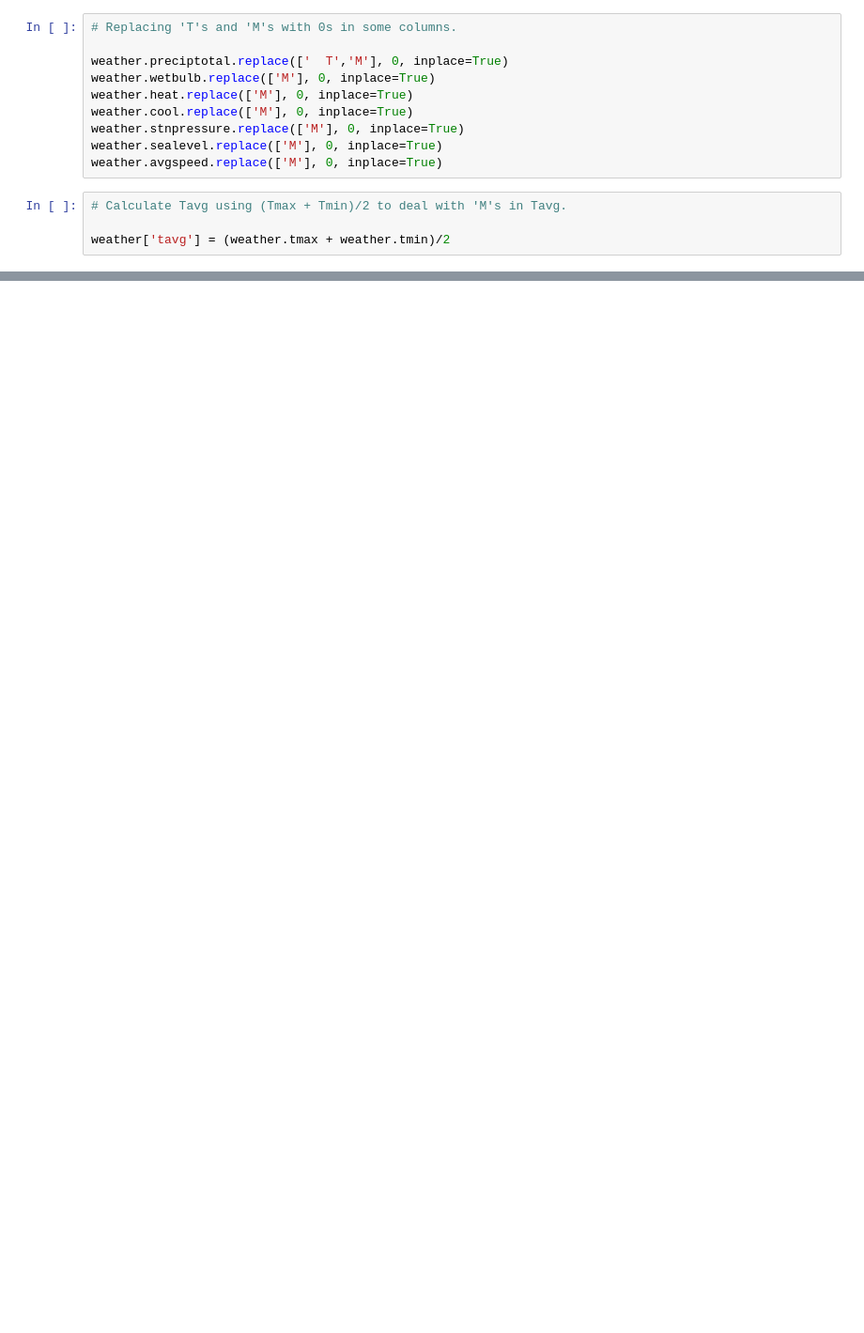
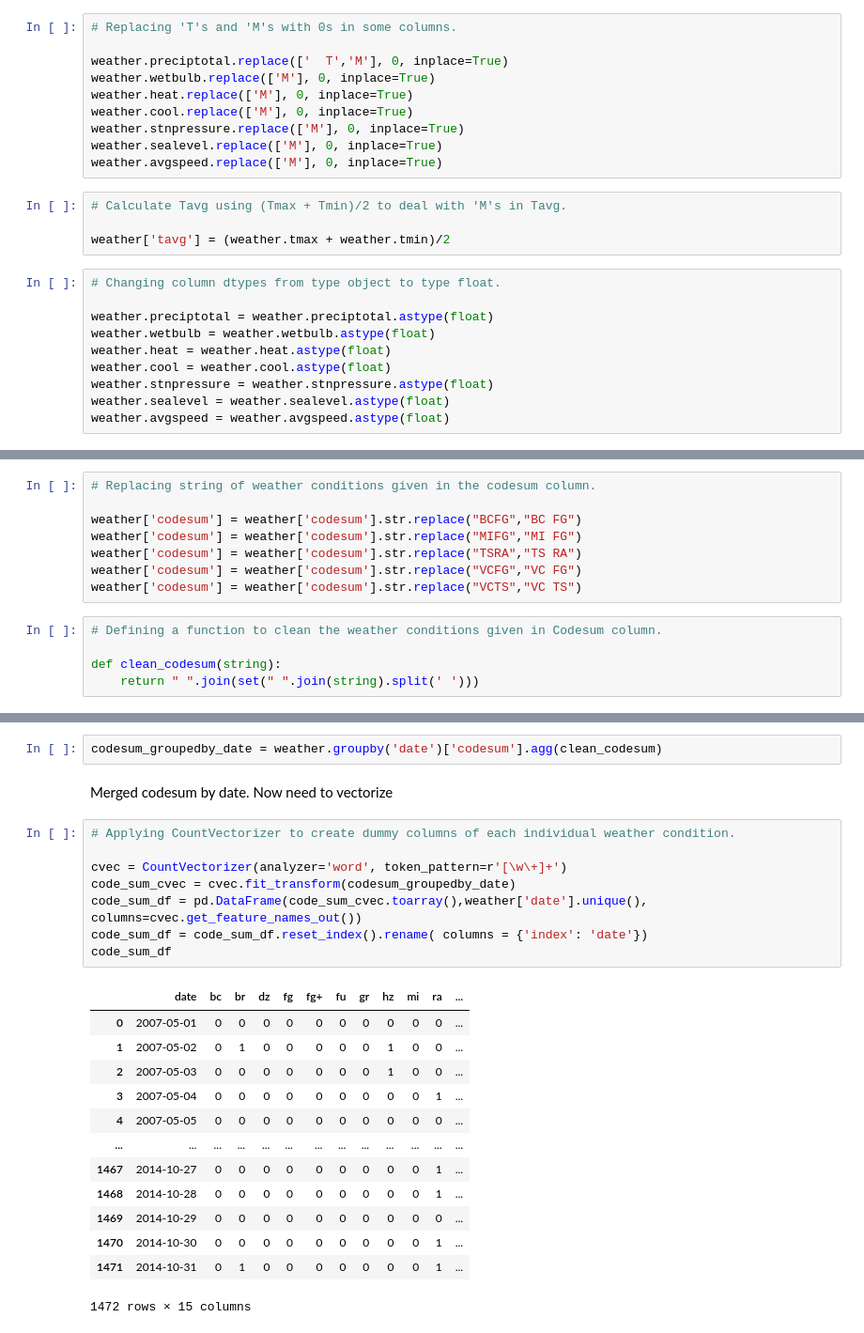
Before and after one commit to msamhz/GA-Project_4, a Jupyter notebook: code/EDA_Cleanup_Consolidate.ipynb, the cells around one changed output, grey strips where cells are left out. Shown at 94% size. Drawn from its saved outputs; the diff is of its cells as text; blank space fills up the shorter version.

```diff
--- a/code/EDA_Cleanup_Consolidate.ipynb
+++ b/code/EDA_Cleanup_Consolidate.ipynb
@@ -287,3 +280,13 @@ weather.avgspeed.replace(['M'], 0, inplace=True)
 # Calculate Tavg using (Tmax + Tmin)/2 to deal with 'M's in Tavg.
 
 weather['tavg'] = (weather.tmax + weather.tmin)/2
+# %%
+# Changing column dtypes from type object to type float.
+
+weather.preciptotal = weather.preciptotal.astype(float)
+weather.wetbulb = weather.wetbulb.astype(float)
+weather.heat = weather.heat.astype(float)
+weather.cool = weather.cool.astype(float)
+weather.stnpressure = weather.stnpressure.astype(float)
+weather.sealevel = weather.sealevel.astype(float)
+weather.avgspeed = weather.avgspeed.astype(float)
@@ -289,0 +435,13 @@ weather['tavg'] = (weather.tmax + weather.tmin)/2
+# %%
+# Replacing string of weather conditions given in the codesum column.
+
+weather['codesum'] = weather['codesum'].str.replace("BCFG","BC FG")
+weather['codesum'] = weather['codesum'].str.replace("MIFG","MI FG")
+weather['codesum'] = weather['codesum'].str.replace("TSRA","TS RA")
+weather['codesum'] = weather['codesum'].str.replace("VCFG","VC FG")
+weather['codesum'] = weather['codesum'].str.replace("VCTS","VC TS")
+# %%
+# Defining a function to clean the weather conditions given in Codesum column.
+
+def clean_codesum(string):
+    return " ".join(set(" ".join(string).split(' ')))
@@ -289,0 +464,26 @@ weather['tavg'] = (weather.tmax + weather.tmin)/2
+# %%
+codesum_groupedby_date = weather.groupby('date')['codesum'].agg(clean_codesum)
+# %% [markdown]
+Merged codesum by date. Now need to vectorize
+# %%
+# Applying CountVectorizer to create dummy columns of each individual weather condition.
+
+cvec = CountVectorizer(analyzer='word', token_pattern=r'[\w\+]+')
+code_sum_cvec = cvec.fit_transform(codesum_groupedby_date)
+code_sum_df = pd.DataFrame(code_sum_cvec.toarray(),weather['date'].unique(), columns=cvec.get_feature_names_out())
+code_sum_df = code_sum_df.reset_index().rename( columns = {'index': 'date'})
+code_sum_df
+# %% [output]
+|  | date | bc | br | dz | fg | fg+ | fu | gr | hz | mi | ra | ... |
+| 0 | 2007-05-01 | 0 | 0 | 0 | 0 | 0 | 0 | 0 | 0 | 0 | 0 | ... |
+| 1 | 2007-05-02 | 0 | 1 | 0 | 0 | 0 | 0 | 0 | 1 | 0 | 0 | ... |
+| 2 | 2007-05-03 | 0 | 0 | 0 | 0 | 0 | 0 | 0 | 1 | 0 | 0 | ... |
+| 3 | 2007-05-04 | 0 | 0 | 0 | 0 | 0 | 0 | 0 | 0 | 0 | 1 | ... |
+| 4 | 2007-05-05 | 0 | 0 | 0 | 0 | 0 | 0 | 0 | 0 | 0 | 0 | ... |
+| ... | ... | ... | ... | ... | ... | ... | ... | ... | ... | ... | ... | ... |
+| 1467 | 2014-10-27 | 0 | 0 | 0 | 0 | 0 | 0 | 0 | 0 | 0 | 1 | ... |
+| 1468 | 2014-10-28 | 0 | 0 | 0 | 0 | 0 | 0 | 0 | 0 | 0 | 1 | ... |
+| 1469 | 2014-10-29 | 0 | 0 | 0 | 0 | 0 | 0 | 0 | 0 | 0 | 0 | ... |
+| 1470 | 2014-10-30 | 0 | 0 | 0 | 0 | 0 | 0 | 0 | 0 | 0 | 1 | ... |
+| 1471 | 2014-10-31 | 0 | 1 | 0 | 0 | 0 | 0 | 0 | 0 | 0 | 1 | ... |
+1472 rows × 15 columns
```
Also changed, not shown: parts of 21 cells of this notebook.
